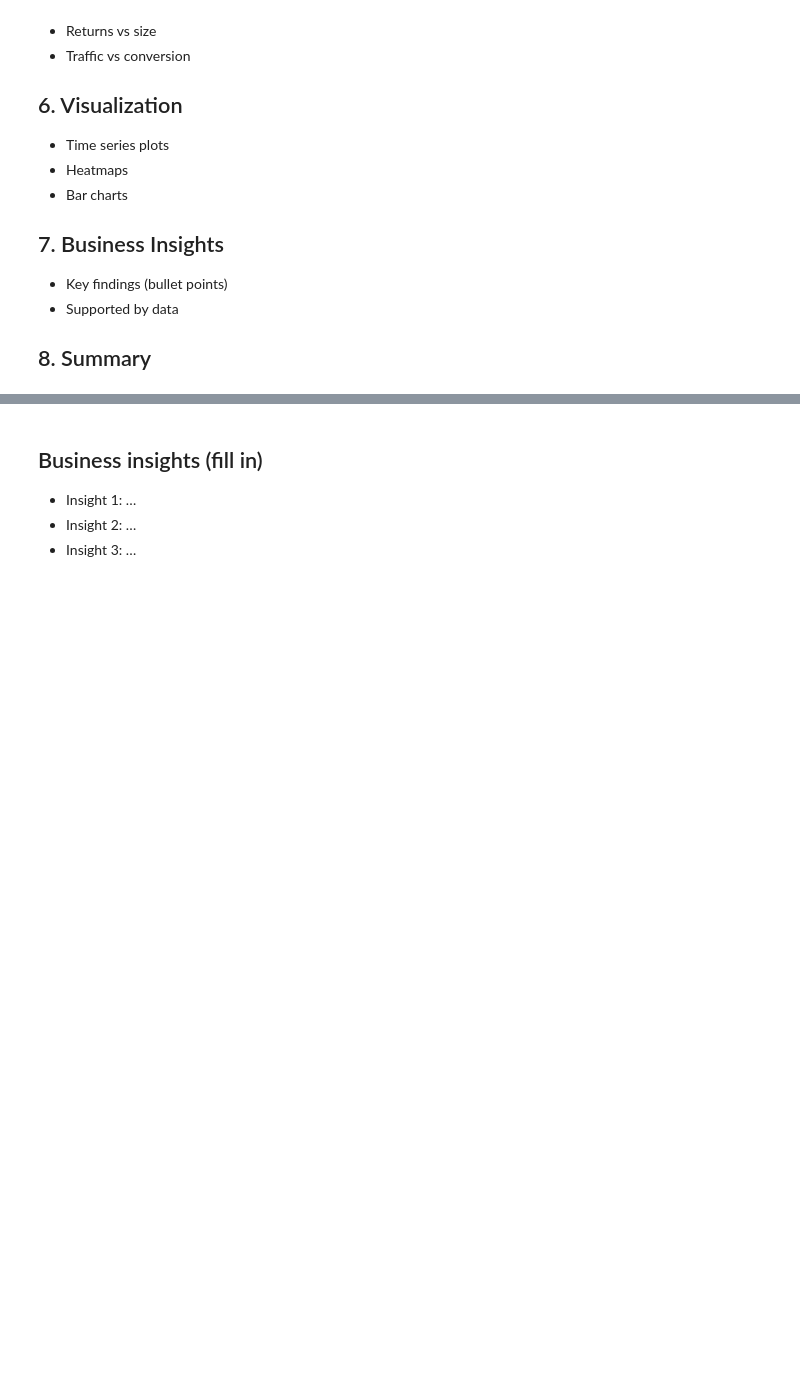
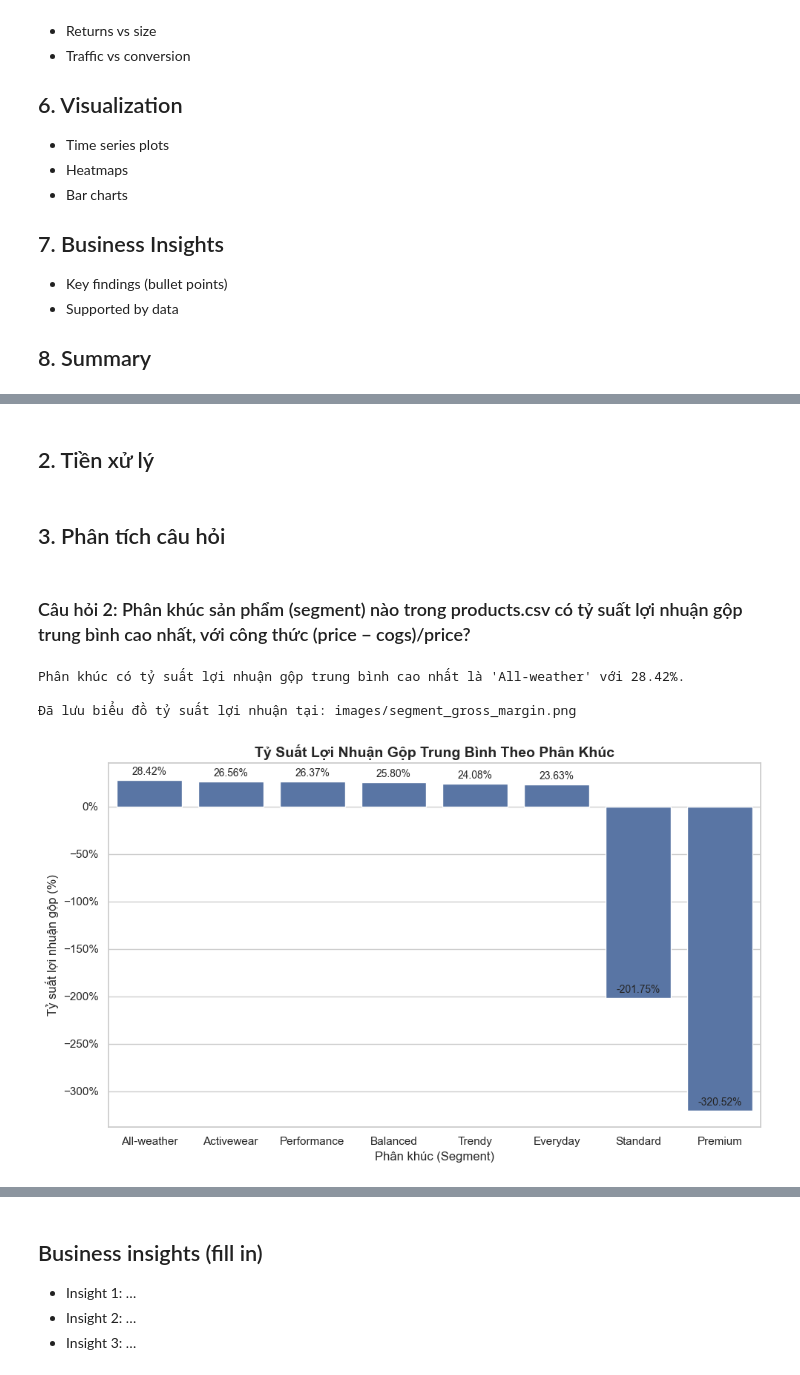
Before and after one commit to zintomvn/DATATHON-2026-VinUni, a Jupyter notebook: notebooks/01_eda.ipynb, the cells around one changed output, grey strips where cells are left out. Saved outputs shown, nothing was run; the diff lists cells and outputs as text; code cells hidden in the pictures; blank space fills up the shorter version.

```diff
--- a/notebooks/01_eda.ipynb
+++ b/notebooks/01_eda.ipynb
@@ -36,0 +430,2 @@
+# %% [markdown]
+## 2. Tiền xử lý
@@ -36,0 +456,63 @@
+# %% [markdown]
+## 3. Phân tích câu hỏi
+# %% [markdown]
+### Câu hỏi 2: Phân khúc sản phẩm (segment) nào trong products.csv có tỷ suất lợi nhuận gộp trung bình cao nhất, với công thức (price − cogs)/price?
+# %%
+import matplotlib.ticker as mtick
+# 1. Tạo cột Tỷ suất lợi nhuận gộp (Gross Margin)
+ques_products_df = pd.read_csv(os.path.join(PROCESSED_PATH, 'products_cleaned_final.csv'))
+ques_products_df['gross_margin'] = (ques_products_df['price'] - ques_products_df['cogs']) / ques_products_df['price']
+
+# 2. Tính trung bình tỷ suất lợi nhuận theo phân khúc và sắp xếp giảm dần
+segment_margins = ques_products_df.groupby('segment')['gross_margin'].mean().sort_values(ascending=False).reset_index()
+
+# In ra console phân khúc cao nhất
+highest_segment = segment_margins.iloc[0]['segment']
+highest_margin = segment_margins.iloc[0]['gross_margin']
+print(f"Phân khúc có tỷ suất lợi nhuận gộp trung bình cao nhất là '{highest_segment}' với {highest_margin:.2%}.\n")
+
+# Hàm vẽ biểu đồ cột so sánh tỷ suất lợi nhuận có tính năng lưu ảnh
+def plot_margin_by_segment(data, save_path=None):
+    plt.figure(figsize=(10, 6))
+
+    # Sử dụng seaborn để vẽ barplot
+    ax = sns.barplot(x='segment', y='gross_margin', data=data)
+
+    # Tùy chỉnh tiêu đề và nhãn
+    plt.title('Tỷ Suất Lợi Nhuận Gộp Trung Bình Theo Phân Khúc', fontweight='bold', fontsize=14)
+    plt.xlabel('Phân khúc (Segment)', fontsize=12)
+    plt.ylabel('Tỷ suất lợi nhuận gộp (%)', fontsize=12)
+
+    # Định dạng trục y hiển thị theo phần trăm (%)
+    ax.yaxis.set_major_formatter(mtick.PercentFormatter(1.0))
+
+    # Thêm giá trị text trên đỉnh mỗi cột
+    for p in ax.patches:
+        margin_value = p.get_height()
+        ax.annotate(f'{margin_value:.2%}',
+                    (p.get_x() + p.get_width() / 2., margin_value),
+                    ha='center', va='center',
+                    xytext=(0, 8),
+                    textcoords='offset points',
+                    fontsize=10)
+
+    plt.tight_layout()
+
+    # Lưu ảnh nếu có đường dẫn
+    if save_path:
+        plt.savefig(save_path, bbox_inches='tight', dpi=300)
+        print(f"Đã lưu biểu đồ tỷ suất lợi nhuận tại: {save_path}")
+
+    plt.show()
+
+# Tạo thư mục images nếu chưa tồn tại
+if not os.path.exists('images'):
+    os.makedirs('images')
+
+# Gọi hàm và truyền tên file muốn lưu (hỗ trợ .png, .jpg, .pdf...)
+plot_margin_by_segment(segment_margins, save_path='images/segment_gross_margin.png')
+# %% [output]
+Phân khúc có tỷ suất lợi nhuận gộp trung bình cao nhất là 'All-weather' với 28.42%.
+
+Đã lưu biểu đồ tỷ suất lợi nhuận tại: images/segment_gross_margin.png
+[figure, added]
```
Also changed, not shown: parts of 89 cells of this notebook.
